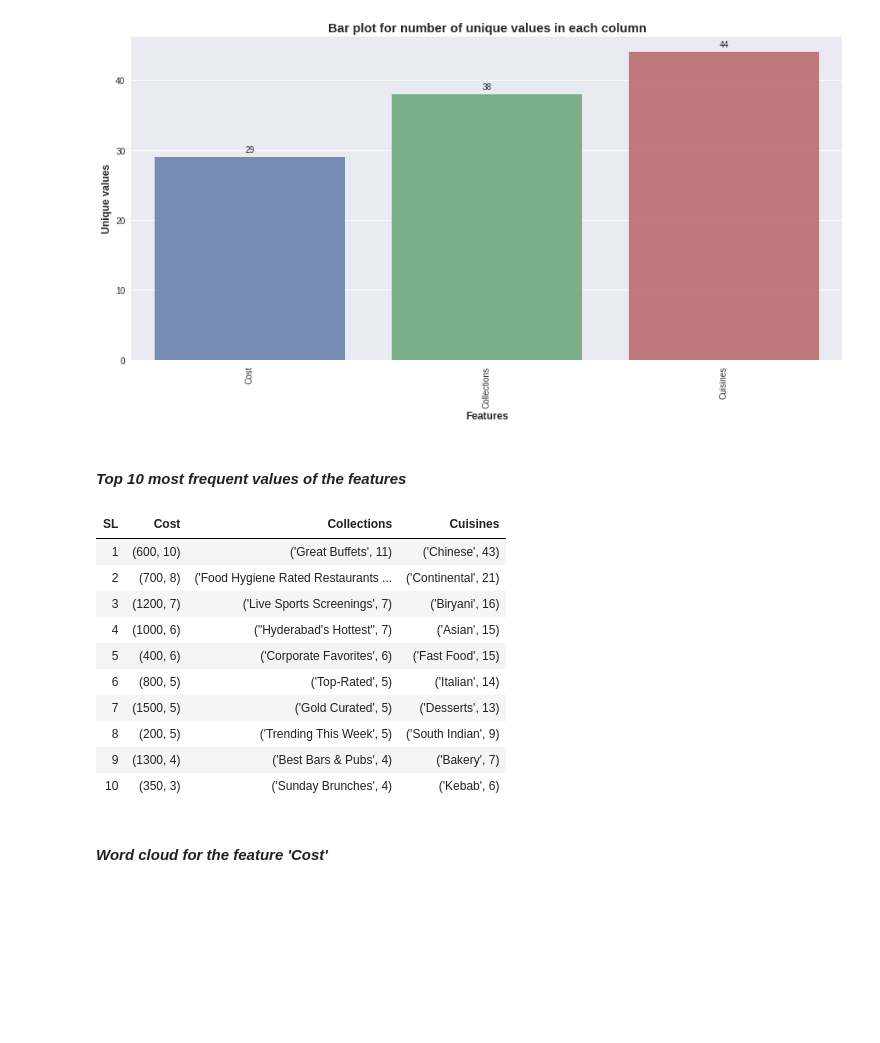
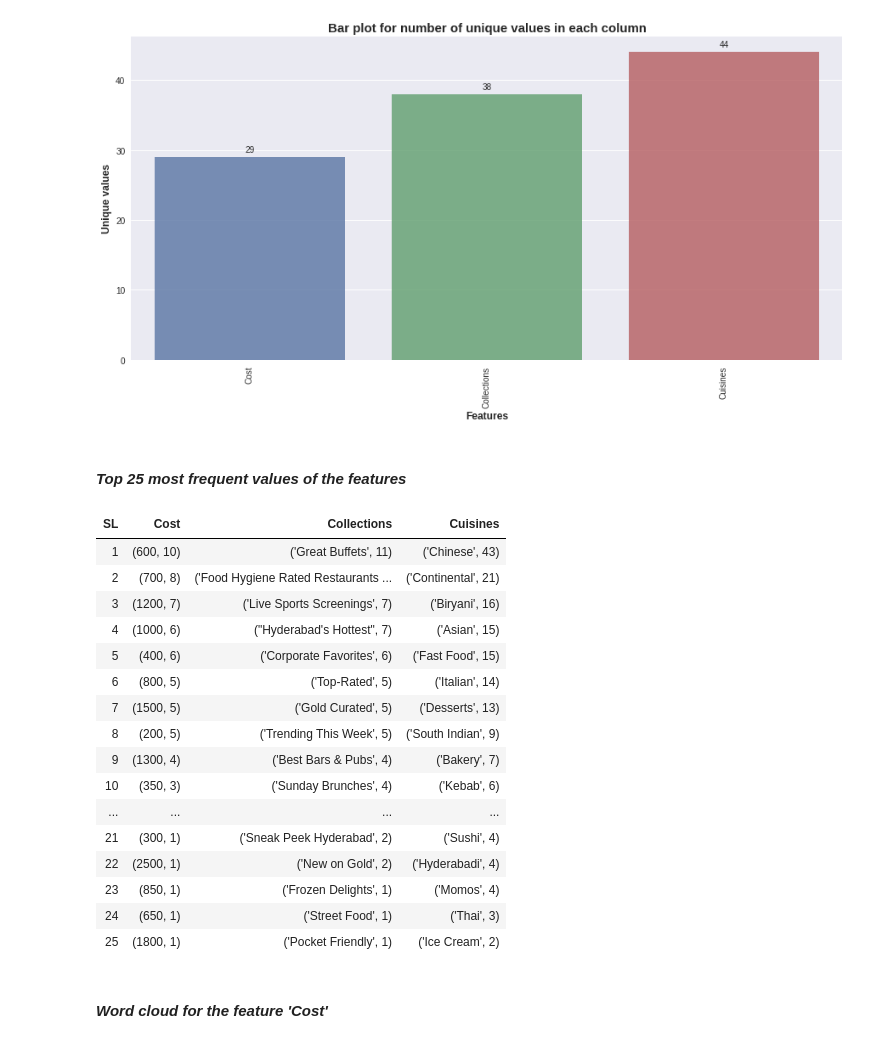
Before and after one commit to Selva-Subramanian/Zomato-restaurant-clustering-Sentiment-Analysis, a Jupyter notebook: ZOMATO_RESTAURANT_CLUSTERING_AND_SENTIMENT_ANALYSIS.ipynb, the cells around one changed output. Cells and saved outputs as stored; diff of their text form; code cells hidden in the pictures; blank space fills up the shorter version.

```diff
--- a/ZOMATO_RESTAURANT_CLUSTERING_AND_SENTIMENT_ANALYSIS.ipynb
+++ b/ZOMATO_RESTAURANT_CLUSTERING_AND_SENTIMENT_ANALYSIS.ipynb
@@ -254,25 +261,31 @@ for i in unique_list:
   feature_list = []
   sum += 1
 # %% [markdown]
-#### *Top 10 most frequent values of the features*
+#### *Top 25 most frequent values of the features*
 # %%
 # create a table for a better visual
-table = PrettyTable(['SL', 'Cost','Collections', 'Cuisines'])
-for i in range(1,11):
+table = PrettyTable(['SL', 'Cost', 'Collections', 'Cuisines'])
+for i in range(1,26):
   table.add_row([i, sorted(unique_count['Cost'].items(), key=lambda x: x[1],reverse = True)[i], sorted(unique_count['Collections'].items(), key=lambda x: x[1], reverse = True)[i], sorted(unique_count['Cuisines'].items(), key=lambda x: x[1], reverse = True)[i]])
 table
 # %% [output]
 | SL | Cost | Collections | Cuisines |
 | 1 | (600, 10) | ('Great Buffets', 11) | ('Chinese', 43) |
 | 2 | (700, 8) | ('Food Hygiene Rated Restaurants ... | ('Continental', 21) |
 | 3 | (1200, 7) | ('Live Sports Screenings', 7) | ('Biryani', 16) |
 | 4 | (1000, 6) | ("Hyderabad's Hottest", 7) | ('Asian', 15) |
 | 5 | (400, 6) | ('Corporate Favorites', 6) | ('Fast Food', 15) |
 | 6 | (800, 5) | ('Top-Rated', 5) | ('Italian', 14) |
 | 7 | (1500, 5) | ('Gold Curated', 5) | ('Desserts', 13) |
 | 8 | (200, 5) | ('Trending This Week', 5) | ('South Indian', 9) |
 | 9 | (1300, 4) | ('Best Bars & Pubs', 4) | ('Bakery', 7) |
 | 10 | (350, 3) | ('Sunday Brunches', 4) | ('Kebab', 6) |
+| ... | ... | ... | ... |
+| 21 | (300, 1) | ('Sneak Peek Hyderabad', 2) | ('Sushi', 4) |
+| 22 | (2500, 1) | ('New on Gold', 2) | ('Hyderabadi', 4) |
+| 23 | (850, 1) | ('Frozen Delights', 1) | ('Momos', 4) |
+| 24 | (650, 1) | ('Street Food', 1) | ('Thai', 3) |
+| 25 | (1800, 1) | ('Pocket Friendly', 1) | ('Ice Cream', 2) |
 # %%
 # text for word cloud generation
 features = ['Collections', 'Cuisines']
```
Also changed, not shown: parts of 23 cells of this notebook.
